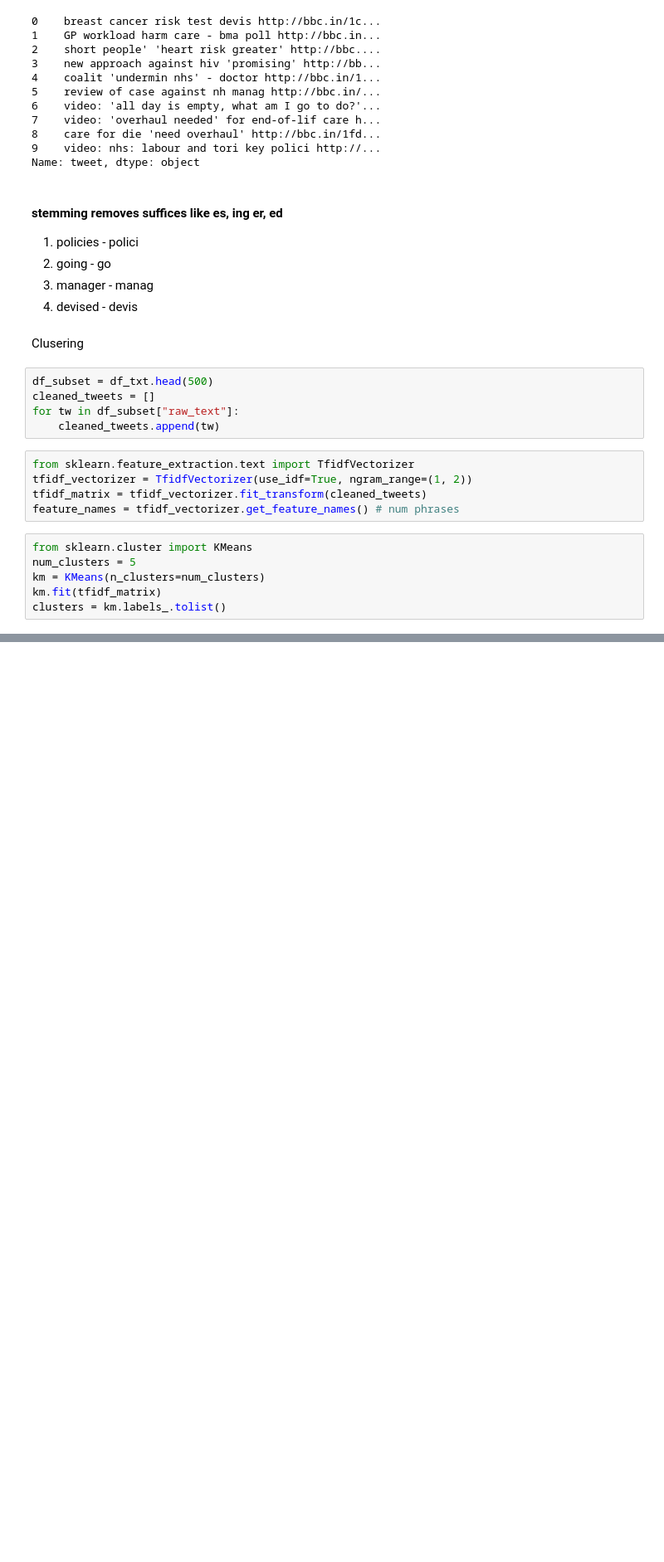
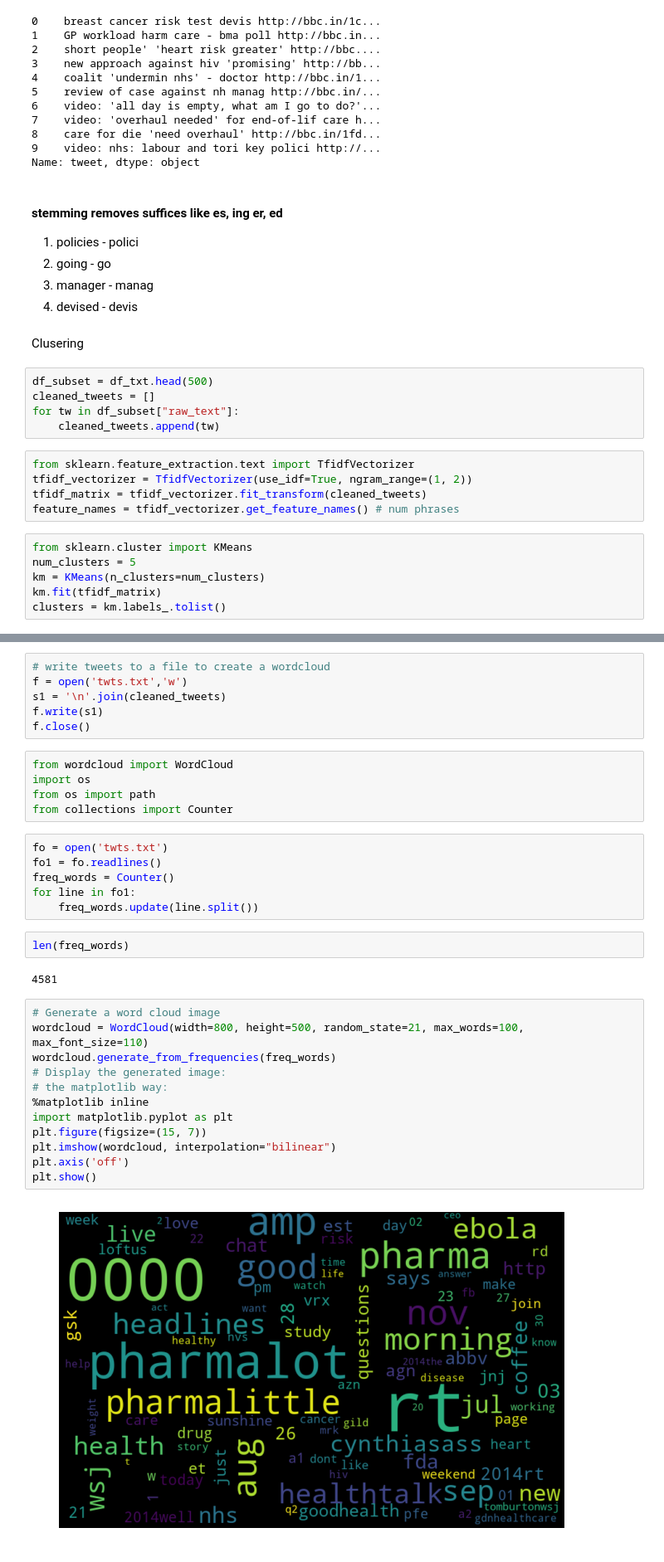
Before and after one commit to NAnnamalai/practice_machine_learning, a Jupyter notebook: nlp_text_data.ipynb, the cells around one changed output, grey strips where cells are left out. Shown at 83% size. Cells and saved outputs as stored; diff of their text form; blank space fills up the shorter version.

Commit message:
ENH: added wordcloud

```diff
--- a/nlp_text_data.ipynb
+++ b/nlp_text_data.ipynb
@@ -363,0 +364,35 @@ Cluster 1 : Words :
+# %%
+# write tweets to a file to create a wordcloud
+f = open('twts.txt','w')
+s1 = '\n'.join(cleaned_tweets)
+f.write(s1)
+f.close()
+# %%
+from wordcloud import WordCloud
+import os
+from os import path
+from collections import Counter
+# %%
+fo = open('twts.txt')
+fo1 = fo.readlines()
+freq_words = Counter()
+for line in fo1:
+    freq_words.update(line.split())
+# %%
+len(freq_words)
+# %% [output]
+4581
+# %%
+# Generate a word cloud image
+wordcloud = WordCloud(width=800, height=500, random_state=21, max_words=100, max_font_size=110)
+wordcloud.generate_from_frequencies(freq_words)
+# Display the generated image:
+# the matplotlib way:
+%matplotlib inline
+import matplotlib.pyplot as plt
+plt.figure(figsize=(15, 7))
+plt.imshow(wordcloud, interpolation="bilinear")
+plt.axis('off')
+plt.show()
+# %% [output]
+[figure, added]
```
Also changed, not shown: parts of 2 cells of this notebook.
